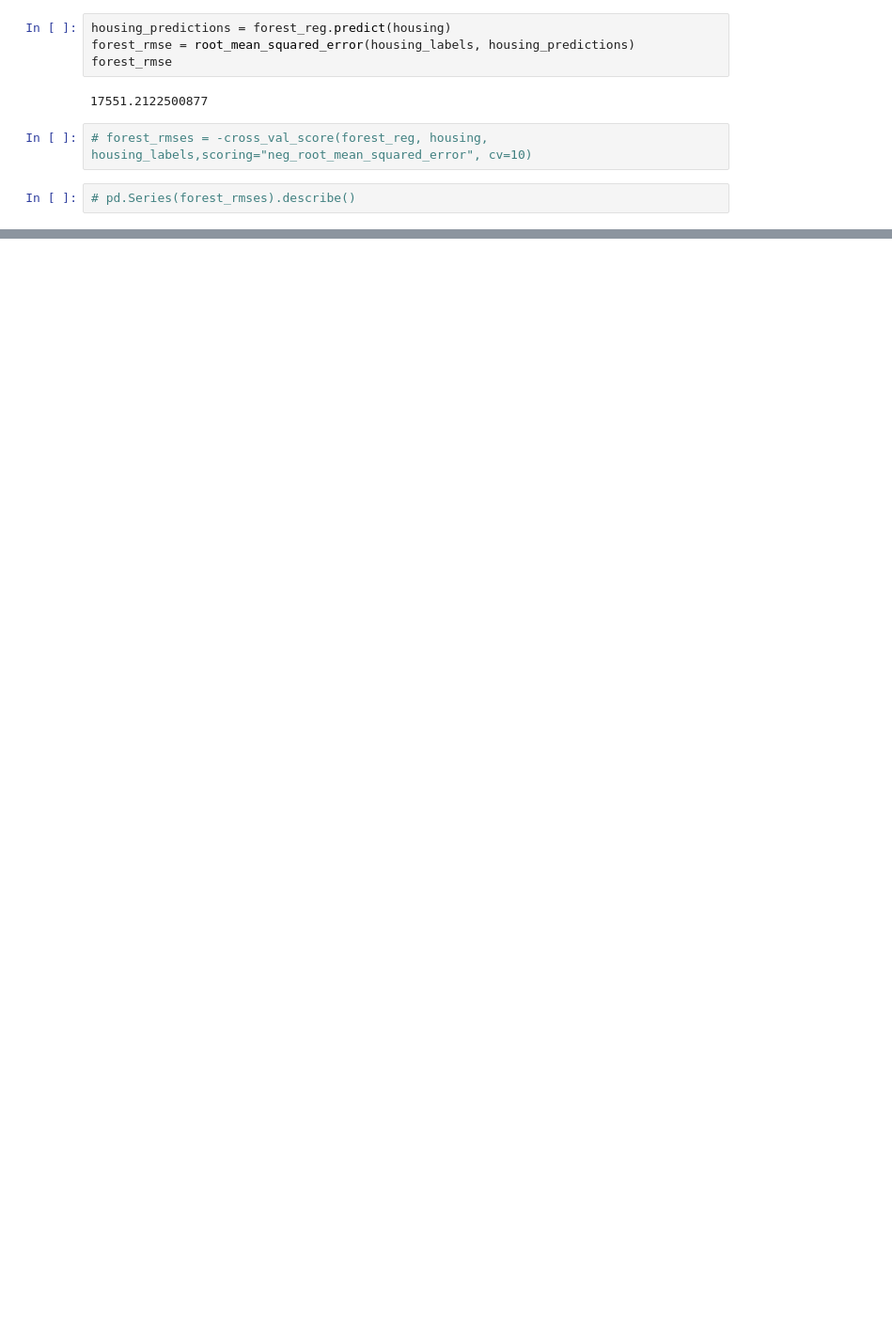
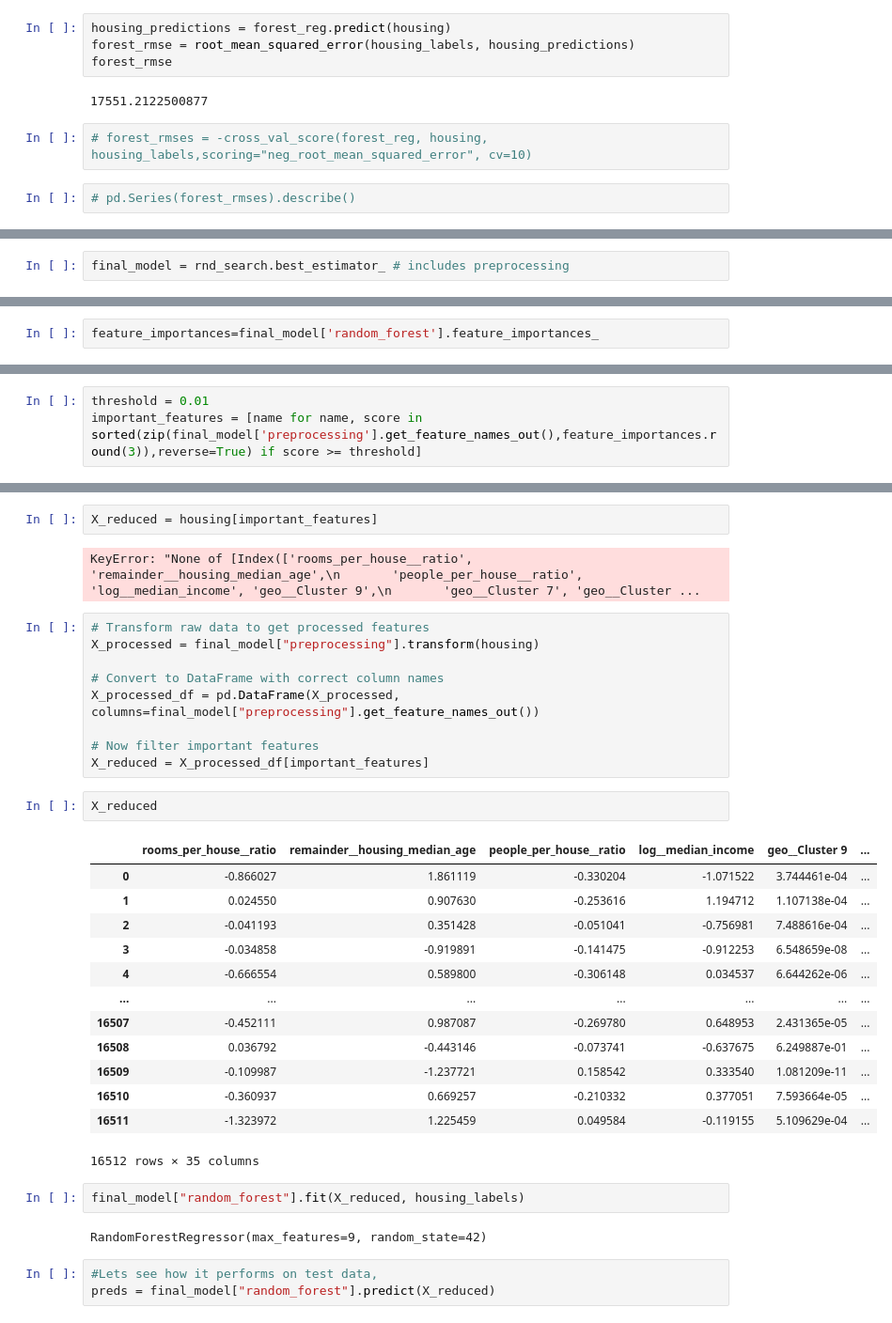
Before and after one commit to 19mddill/ML_Aurelien, a Jupyter notebook: california_housing.ipynb, the cells around one changed output, grey strips where cells are left out. Shown at 94% size. Saved outputs shown, nothing was run; the diff lists cells and outputs as text; blank space fills up the shorter version.

```diff
--- a/california_housing.ipynb
+++ b/california_housing.ipynb
@@ -1261,0 +1242,2 @@ cv_res.head()
+# %%
+final_model = rnd_search.best_estimator_ # includes preprocessing
@@ -1261,0 +1284,2 @@ cv_res.head()
+# %%
+feature_importances=final_model['random_forest'].feature_importances_
@@ -1261,0 +1315,3 @@ cv_res.head()
+# %%
+threshold = 0.01
+important_features = [name for name, score in sorted(zip(final_model['preprocessing'].get_feature_names_out(),feature_importances.round(3)),reverse=True) if score >= threshold]
@@ -1261,0 +1338,36 @@ cv_res.head()
+# %%
+X_reduced = housing[important_features]
+# %% [output]
+KeyError: "None of [Index(['rooms_per_house__ratio', 'remainder__housing_median_age',\n       'people_per_house__ratio', 'log__median_income', 'geo__Cluster 9',\n       'geo__Cluster 7', 'geo__Cluster ...
+# %%
+# Transform raw data to get processed features
+X_processed = final_model["preprocessing"].transform(housing)
+
+# Convert to DataFrame with correct column names
+X_processed_df = pd.DataFrame(X_processed, columns=final_model["preprocessing"].get_feature_names_out())
+
+# Now filter important features
+X_reduced = X_processed_df[important_features]
+# %%
+X_reduced
+# %% [output]
+|  | rooms_per_house__ratio | remainder__housing_median_age | people_per_house__ratio | log__median_income | geo__Cluster 9 | ... |
+| 0 | -0.866027 | 1.861119 | -0.330204 | -1.071522 | 3.744461e-04 | ... |
+| 1 | 0.024550 | 0.907630 | -0.253616 | 1.194712 | 1.107138e-04 | ... |
+| 2 | -0.041193 | 0.351428 | -0.051041 | -0.756981 | 7.488616e-04 | ... |
+| 3 | -0.034858 | -0.919891 | -0.141475 | -0.912253 | 6.548659e-08 | ... |
+| 4 | -0.666554 | 0.589800 | -0.306148 | 0.034537 | 6.644262e-06 | ... |
+| ... | ... | ... | ... | ... | ... | ... |
+| 16507 | -0.452111 | 0.987087 | -0.269780 | 0.648953 | 2.431365e-05 | ... |
+| 16508 | 0.036792 | -0.443146 | -0.073741 | -0.637675 | 6.249887e-01 | ... |
+| 16509 | -0.109987 | -1.237721 | 0.158542 | 0.333540 | 1.081209e-11 | ... |
+| 16510 | -0.360937 | 0.669257 | -0.210332 | 0.377051 | 7.593664e-05 | ... |
+| 16511 | -1.323972 | 1.225459 | 0.049584 | -0.119155 | 5.109629e-04 | ... |
+16512 rows × 35 columns
+# %%
+final_model["random_forest"].fit(X_reduced, housing_labels)
+# %% [output]
+RandomForestRegressor(max_features=9, random_state=42)
+# %%
+#Lets see how it performs on test data,
+preds = final_model["random_forest"].predict(X_reduced)
```
Also changed, not shown: parts of 42 cells of this notebook.
